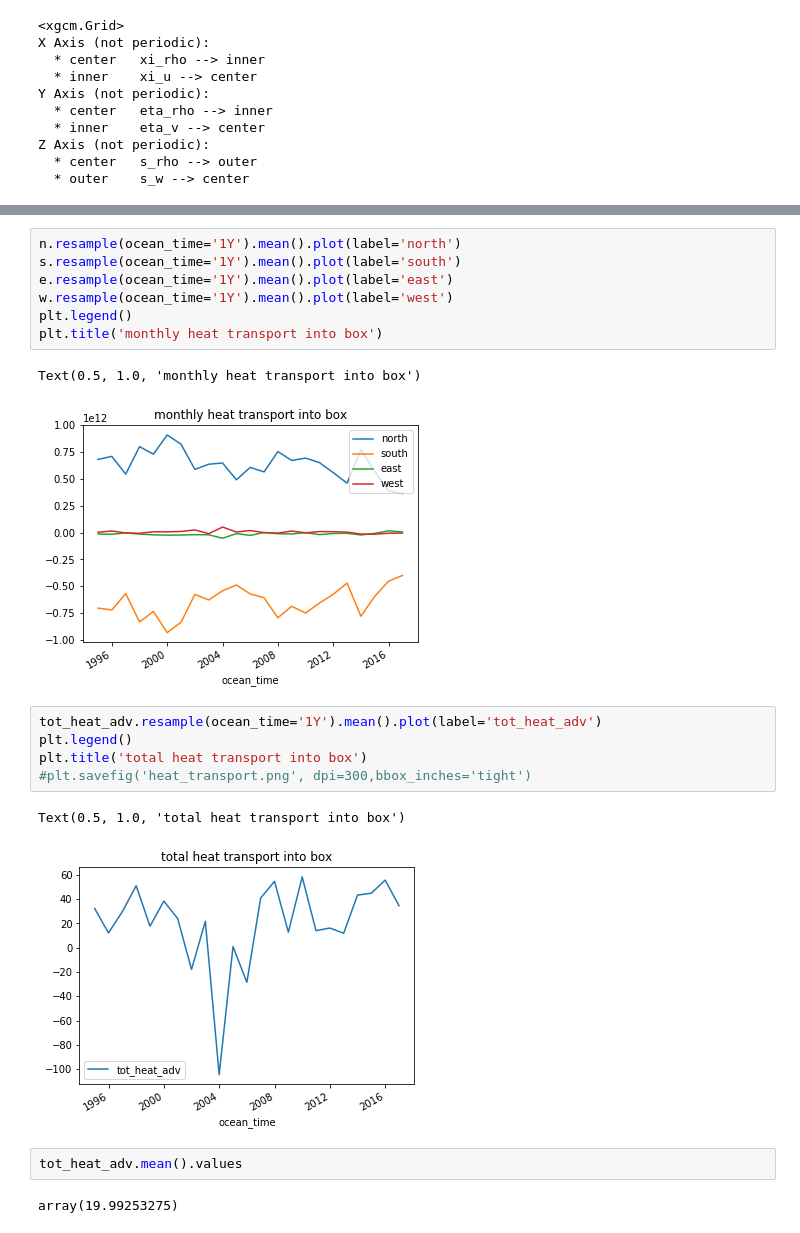
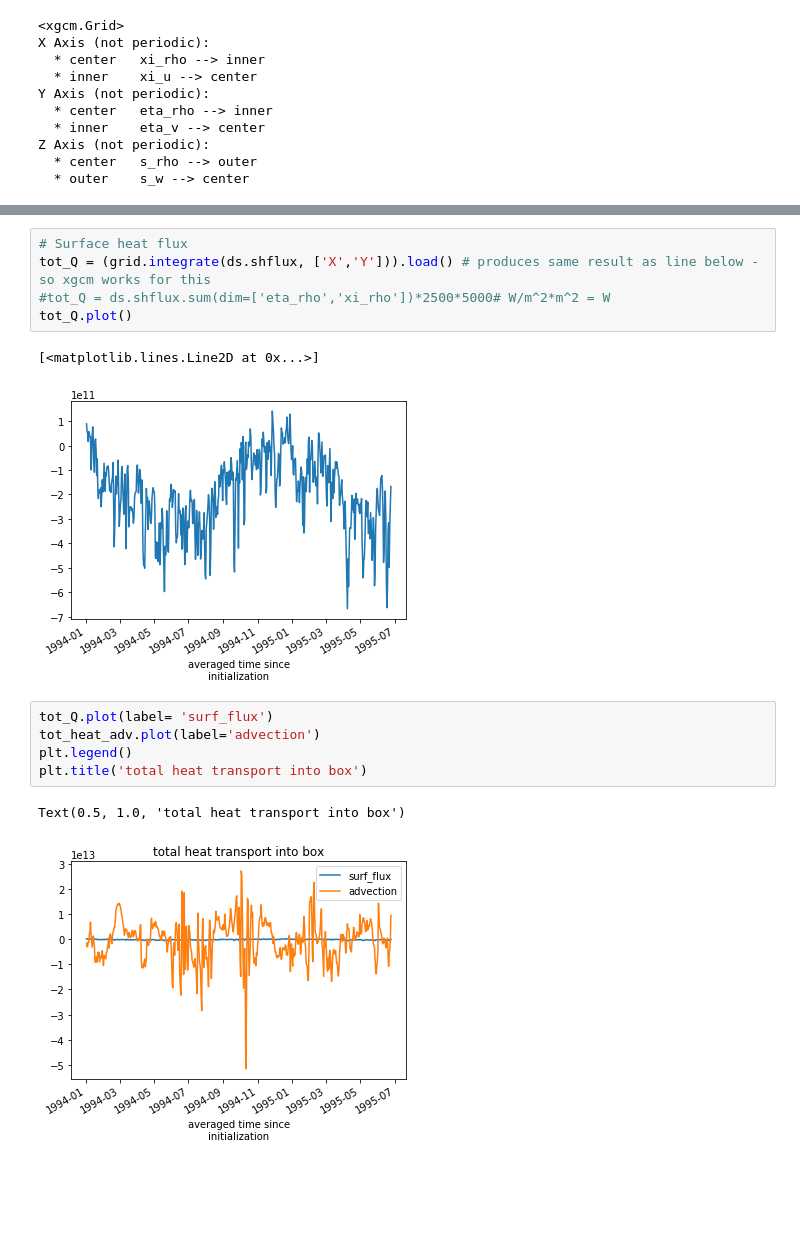
Before and after one commit to nmalan/ROMS_sandbox, a Jupyter notebook: heat_budget_CH.ipynb, the cells around one changed output, grey strips where cells are left out. Drawn from its saved outputs; the diff is of its cells as text; blank space fills up the shorter version.

```diff
--- a/heat_budget_CH.ipynb
+++ b/heat_budget_CH.ipynb
@@ -141,22 +184,16 @@ Text(0.5, 1.0, 'heat transport into box')
-# %%
-n.resample(ocean_time='1Y').mean().plot(label='north')
-s.resample(ocean_time='1Y').mean().plot(label='south')
-e.resample(ocean_time='1Y').mean().plot(label='east')
-w.resample(ocean_time='1Y').mean().plot(label='west')
-plt.legend()
-plt.title('monthly heat transport into box')
-# %% [output]
-Text(0.5, 1.0, 'monthly heat transport into box')
-[figure, removed]
+# %%
+# Surface heat flux
+tot_Q = (grid.integrate(ds.shflux, ['X','Y'])).load() # produces same result as line below - so xgcm works for this
+#tot_Q = ds.shflux.sum(dim=['eta_rho','xi_rho'])*2500*5000# W/m^2*m^2 = W
+tot_Q.plot()
+# %% [output]
+[<matplotlib.lines.Line2D at 0x...>]
+[figure, added]
 # %%
-tot_heat_adv.resample(ocean_time='1Y').mean().plot(label='tot_heat_adv')
+tot_Q.plot(label= 'surf_flux')
+tot_heat_adv.plot(label='advection')
 plt.legend()
 plt.title('total heat transport into box')
-#plt.savefig('heat_transport.png', dpi=300,bbox_inches='tight')
 # %% [output]
 Text(0.5, 1.0, 'total heat transport into box')
-[figure, old version]
+[figure, new version]
-# %%
-tot_heat_adv.mean().values
-# %% [output]
-array(19.99253275)
```
Also changed, not shown: parts of 21 cells of this notebook, 1 other file.
